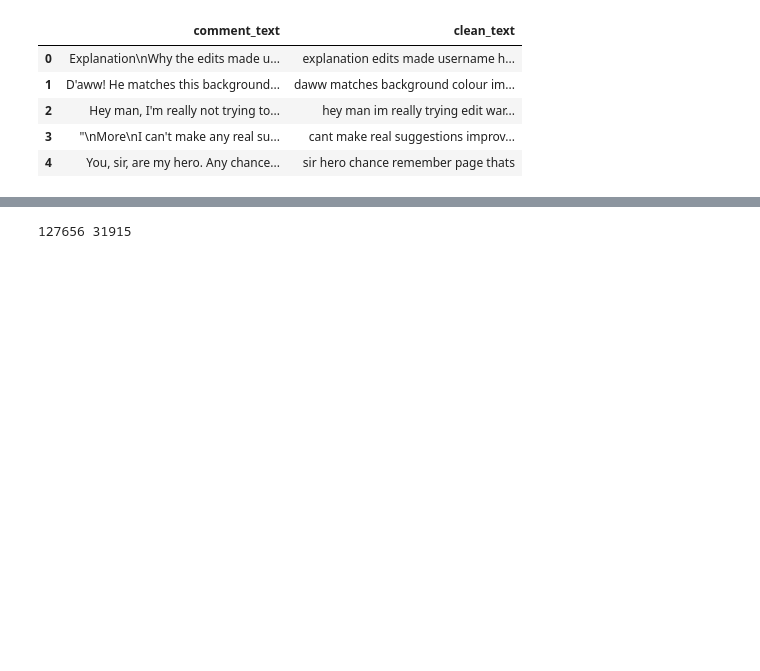
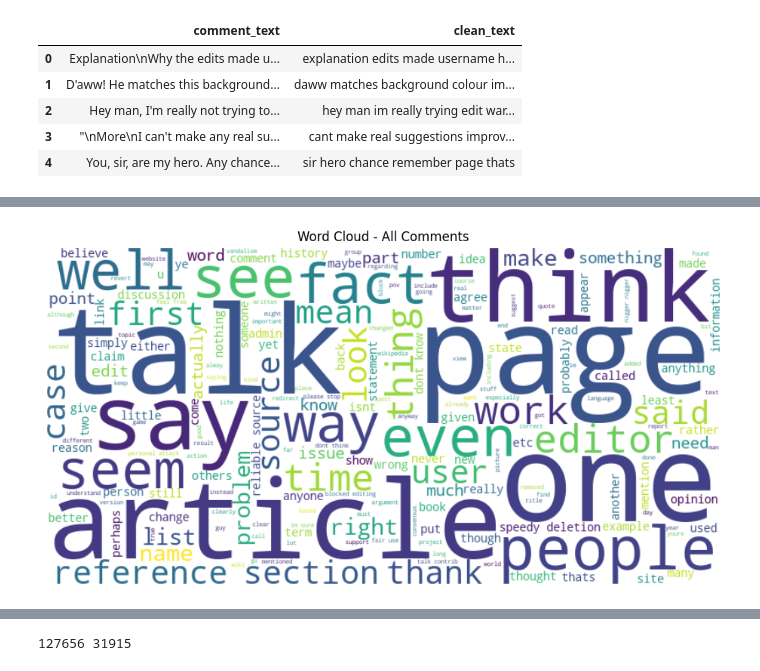
Before and after one commit to jasrulete/toxic-comment-detector, a Jupyter notebook: notebooks/toxic_comment_training.ipynb, the cells around one changed output, grey strips where cells are left out. Cells and saved outputs as stored; diff of their text form; code cells hidden in the pictures; blank space fills up the shorter version.

```diff
--- a/notebooks/toxic_comment_training.ipynb
+++ b/notebooks/toxic_comment_training.ipynb
@@ -72,0 +169,24 @@ df[["comment_text", "clean_text"]].head() # Compare original and cleaned text
+# %%
+# Word cloud for all comments combined
+try:
+    from wordcloud import WordCloud
+
+    all_text = " ".join(df["clean_text"].dropna())
+
+    wc = WordCloud(
+        width=800,
+        height=400,
+        background_color="white"
+    ).generate(all_text)
+
+    plt.figure(figsize=(12, 5))
+    plt.imshow(wc, interpolation="bilinear")
+    plt.title("Word Cloud - All Comments")
+    plt.axis("off")
+    plt.tight_layout()
+    plt.show()
+
+except ImportError:
+    print("Install wordcloud: pip install wordcloud")
+# %% [output]
+[figure, added]
```
Also changed, not shown: parts of 13 cells of this notebook, 2 other files.
